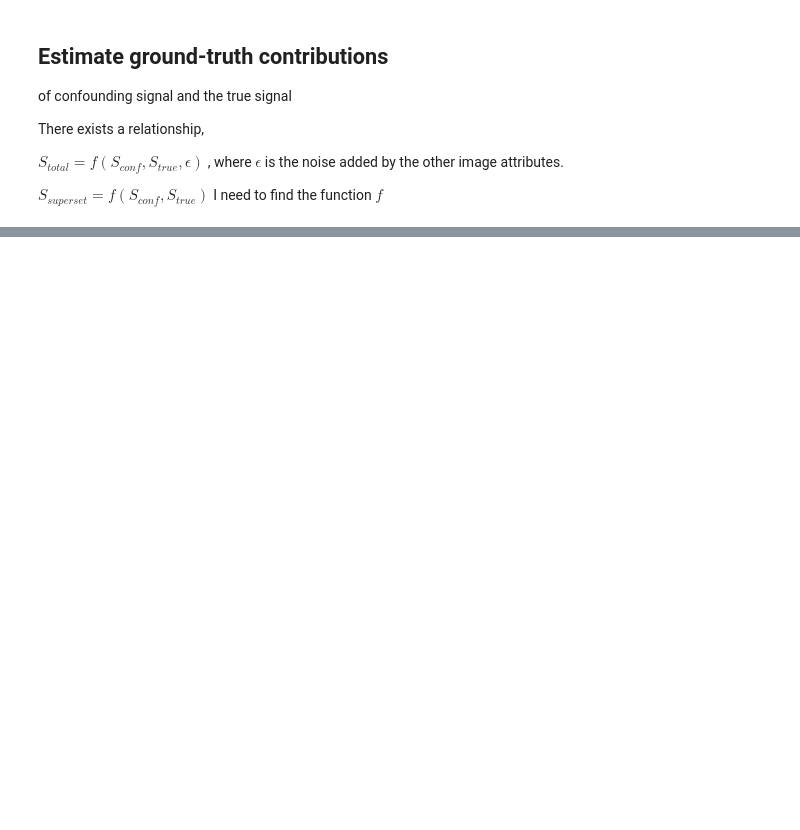
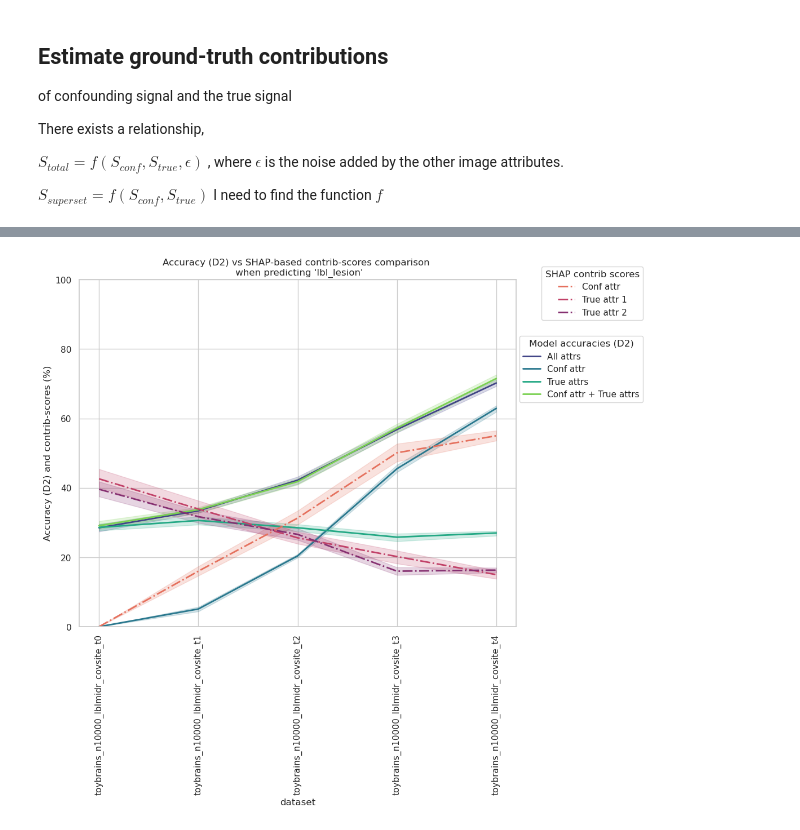
Before and after one commit to RoshanRane/toybrains, a Jupyter notebook: experiments/groundtruth-contrib-derivation.ipynb, the cells around one changed output, grey strips where cells are left out. Saved outputs shown, nothing was run; the diff lists cells and outputs as text; code cells hidden in the pictures; blank space fills up the shorter version.

```diff
--- a/experiments/groundtruth-contrib-derivation.ipynb
+++ b/experiments/groundtruth-contrib-derivation.ipynb
@@ -437,9 +74,0 @@ Coefficients:  [[-4.86883520e+06  8.41335507e+06 -3.68414718e+07  8.66967815e+06
-# %%
-# plot each of the features in shap_probas_i vs the shap_probas_all as subplots
-fig, ax = plt.subplots(1,1, figsize=(5, 5))
-for i in range(len(shap_probas_i)):
-    ax.scatter(shap_probas_i[i], shap_probas_all, label=f"shap_probas_{i}")
-    ax.set_ylabel(f"shap_probas_all")
-    ax.set_title(f"shap_probas_{i} vs shap_probas_all")
-plt.legend()
-plt.show()
@@ -465,0 +167,6 @@ plt.show()
+# %%
+results_filtered = show_contrib_table(contrib_results,
+                   avg_over_trials=False,
+                   filter_rows={"inp": ["attr_all"]},
+                   filter_cols=["test_metric", "shap__brain-int_fill", "shap__shape-midr_curv", "shap__shape-midr_vol-rad"])
+# results_filtered
@@ -465,0 +193,5 @@ plt.show()
+# %%
+results_contrib = results_filtered.data.reset_index(level='inp', drop=True).drop(columns=['test_metric'])
+results_contrib_all = pd.concat([results_contrib, results_other_acc], axis=1)
+results_contrib_all.columns.tolist()
+# results_contrib_all.style.bar(vmin=0, vmax=100)
@@ -465,0 +206,80 @@ plt.show()
+# %%
+sns.set(rc={'figure.figsize':(10,8)}, style="whitegrid")
+
+# map the
+# map the column names to more readable names
+map_col_names = {
+   "brain-int_fill" : "Conf attr"
+    ,"shape-midr_curv" : "True attr 1",
+    "shape-midr_vol-rad" : "True attr 2",
+    'shape-midr_curv, shape-midr_vol-rad': "True attrs",
+    "all": "All attrs",
+    "superset": "Conf attr + True attrs"
+}
+
+for output_label, result_dfi in results_contrib_all.reset_index().groupby('out'):
+    result_dfi = result_dfi.set_index('dataset')
+    # drop the trial column
+    result_dfi = result_dfi.drop(columns='trial')
+    # sort the column names alphabetically to improve visualization
+    result_dfi = result_dfi.reindex(sorted(result_dfi.columns), axis=1)
+
+    # plot the SHAP-contrib scores and Acc scores in two iterations with different legends
+    grps = {'attr_':
+            {'palette':'viridis',
+             'line_style':'-',
+              'legend_title':'Model accuracies (D2)'},
+             'shap__':
+             {'palette':'flare',
+              'line_style':'-.',
+             'legend_title':'SHAP contrib scores'}
+            }
+    legends = []
+    total_lines = 0
+    for i,(col_type, grp_attr) in enumerate(grps.items()):
+        result_dfii = result_dfi.filter(regex=f'^{col_type}')
+        new_colnames = {}
+        for c in result_dfii.columns:
+            new_colname = map_col_names[c.replace(col_type, '')]
+            new_colnames.update({c: new_colname})
+        result_dfii = result_dfii.rename(columns=new_colnames)
+        # save the count of columns in the grps dict
+        grps[col_type].update({'count':len(result_dfii.columns)})
+
+        ax = sns.lineplot(result_dfii, legend=(len(grps)-1),
+                     palette=grp_attr["palette"])
+        # set one line style for all lines in this group
+        lines_set = 0
+        for l,line in enumerate(ax.lines):
+            if l>=total_lines:
+                line.set_linestyle(grp_attr["line_style"])
+                line.set_linewidth(2)
+                lines_set += 1
+        total_lines += lines_set
+
+    # add separate legends for each group with separate titles in the end
+    h,l = ax.get_legend_handles_labels()
+    legends = []
+    for i,(col_type, grp_attr) in enumerate(grps.items()):
+        hi = h[:grp_attr["count"]]
+        li = l[:grp_attr["count"]]
+        h = h[grp_attr["count"]:]
+        l = l[grp_attr["count"]:]
+        legends.append(
+            ax.legend(hi, li,
+                    frameon=True,
+                    loc='upper right', bbox_to_anchor=(1.3, 0.85+0.2*i),
+                    title=grp_attr["legend_title"]))
+    # add all the legends to the figure in the end
+    for leg in legends:
+        if leg!=legends[-1]:
+            ax.add_artist(leg)
+
+    plt.ylim(0,100)
+    plt.title(f"Accuracy (D2) vs SHAP-based contrib-scores comparison \n when predicting '{output_label}'")
+    plt.xticks(rotation=90)
+    plt.ylabel("Accuracy (D2) and contrib-scores (%)")
+    # plt.tight_layout()
+    plt.show()
+# %% [output]
+[figure, added]
```
Also changed, not shown: parts of 53 cells of this notebook, 4 other files.
